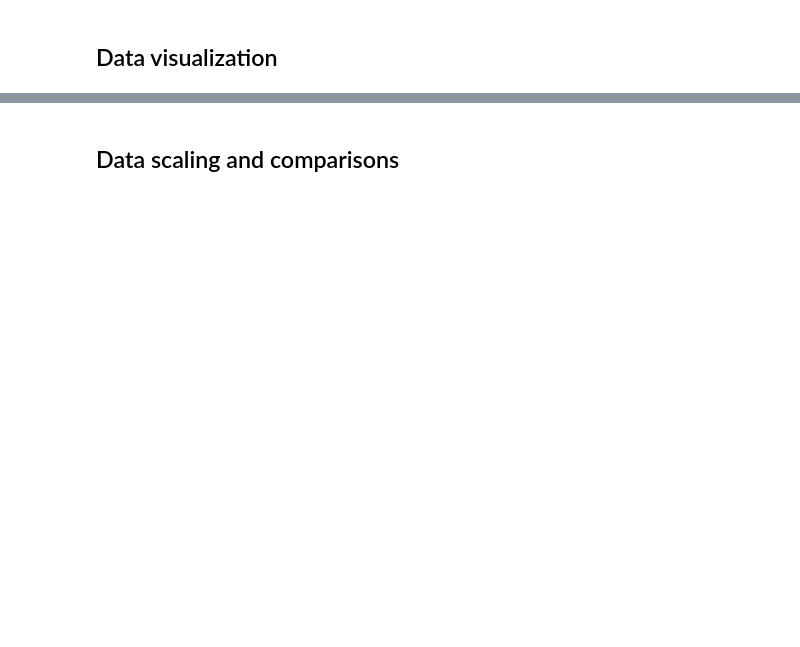
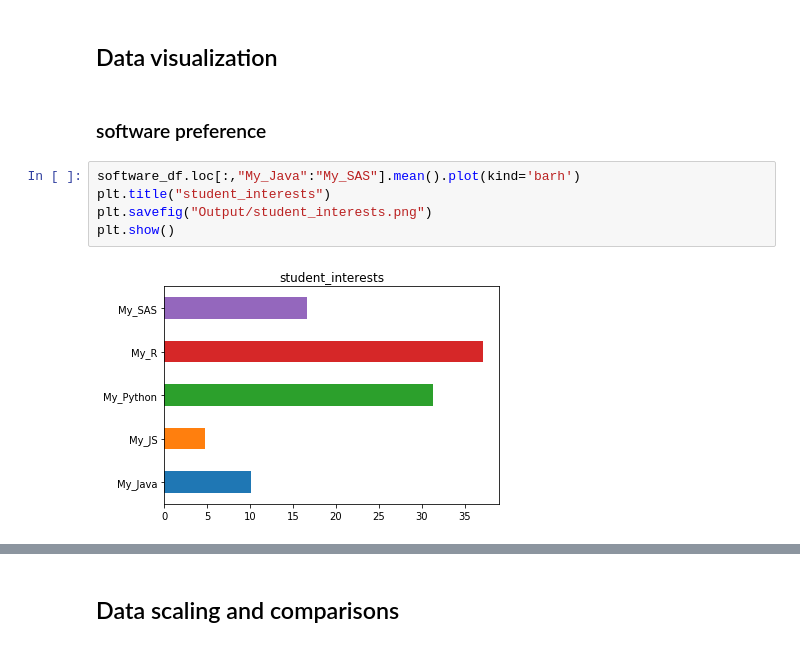
Before and after one commit to sunshineaqu/Graduate-Program-Survey-Analysis, a Jupyter notebook: MSPA.ipynb, the cells around one changed output, grey strips where cells are left out. Saved outputs shown, nothing was run; the diff lists cells and outputs as text; blank space fills up the shorter version.

```diff
--- a/MSPA.ipynb
+++ b/MSPA.ipynb
@@ -167,2 +234,11 @@ plt.show()
 # %% [markdown]
 ## Data visualization
+# %% [markdown]
+### software preference
+# %%
+software_df.loc[:,"My_Java":"My_SAS"].mean().plot(kind='barh')
+plt.title("student_interests")
+plt.savefig("Output/student_interests.png")
+plt.show()
+# %% [output]
+[figure, added]
```
Also changed, not shown: parts of 27 cells of this notebook.
